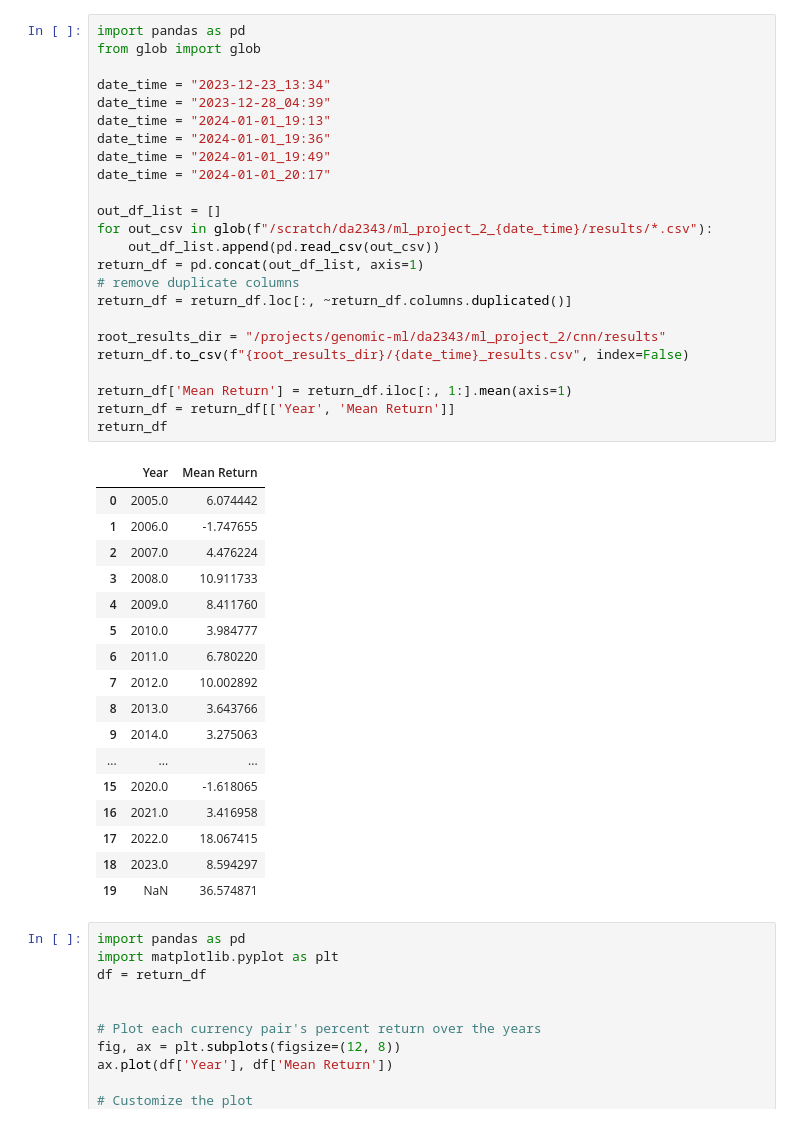
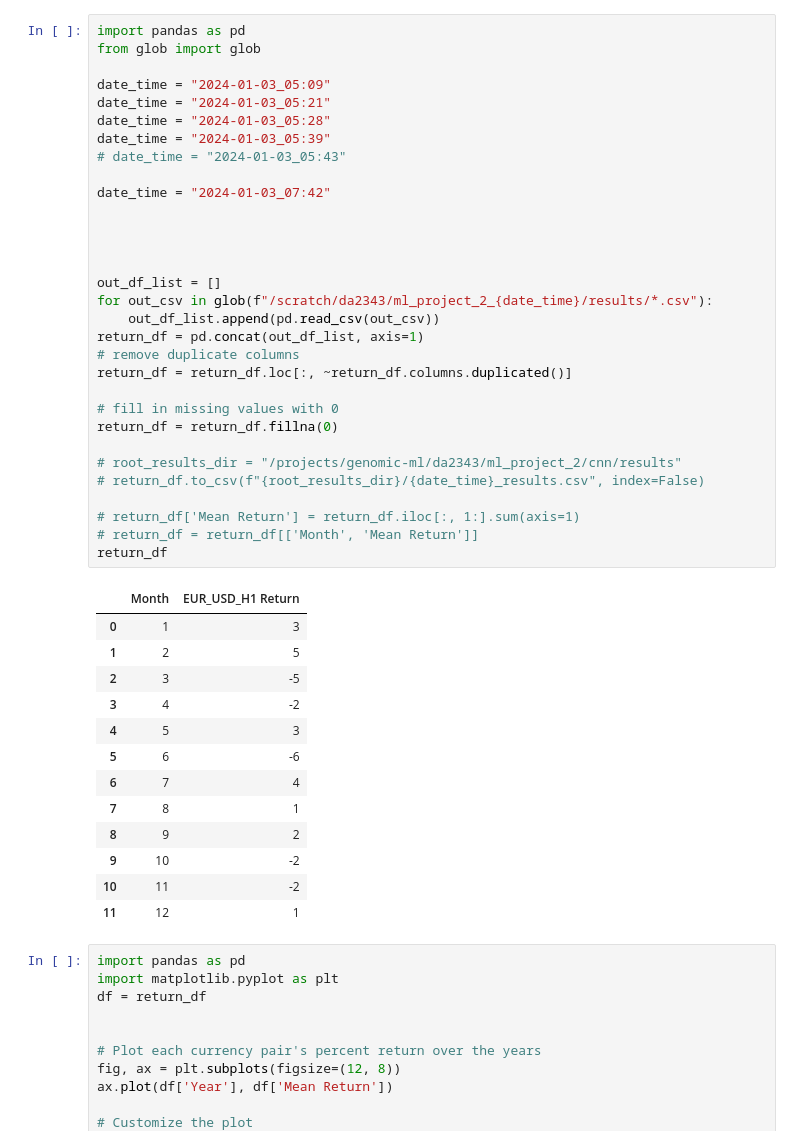
Before and after one commit to EngineerDanny/robust_algo_trader, a Jupyter notebook: cnn/results/analyze.ipynb, the cells around one changed output. Drawn from its saved outputs; the diff is of its cells as text.

```diff
--- a/cnn/results/analyze.ipynb
+++ b/cnn/results/analyze.ipynb
@@ -1,45 +1,48 @@
 # %%
 import pandas as pd
 from glob import glob
 
-date_time = "2023-12-23_13:34"
-date_time = "2023-12-28_04:39"
-date_time = "2024-01-01_19:13"
-date_time = "2024-01-01_19:36"
-date_time = "2024-01-01_19:49"
-date_time = "2024-01-01_20:17"
+date_time = "2024-01-03_05:09"
+date_time = "2024-01-03_05:21"
+date_time = "2024-01-03_05:28"
+date_time = "2024-01-03_05:39"
+# date_time = "2024-01-03_05:43"
+
+date_time = "2024-01-03_07:42"
+
+
+
 
 out_df_list = []
 for out_csv in glob(f"/scratch/da2343/ml_project_2_{date_time}/results/*.csv"):
     out_df_list.append(pd.read_csv(out_csv))
 return_df = pd.concat(out_df_list, axis=1)
 # remove duplicate columns
 return_df = return_df.loc[:, ~return_df.columns.duplicated()]
 
-root_results_dir = "/projects/genomic-ml/da2343/ml_project_2/cnn/results"
-return_df.to_csv(f"{root_results_dir}/{date_time}_results.csv", index=False)
+# fill in missing values with 0
+return_df = return_df.fillna(0)
 
-return_df['Mean Return'] = return_df.iloc[:, 1:].mean(axis=1)
-return_df = return_df[['Year', 'Mean Return']]
+# root_results_dir = "/projects/genomic-ml/da2343/ml_project_2/cnn/results"
+# return_df.to_csv(f"{root_results_dir}/{date_time}_results.csv", index=False)
+
+# return_df['Mean Return'] = return_df.iloc[:, 1:].sum(axis=1)
+# return_df = return_df[['Month', 'Mean Return']]
 return_df
 # %% [output]
-|  | Year | Mean Return |
-| 0 | 2005.0 | 6.074442 |
-| 1 | 2006.0 | -1.747655 |
-| 2 | 2007.0 | 4.476224 |
-| 3 | 2008.0 | 10.911733 |
-| 4 | 2009.0 | 8.411760 |
-| 5 | 2010.0 | 3.984777 |
-| 6 | 2011.0 | 6.780220 |
-| 7 | 2012.0 | 10.002892 |
-| 8 | 2013.0 | 3.643766 |
-| 9 | 2014.0 | 3.275063 |
-| ... | ... | ... |
-| 15 | 2020.0 | -1.618065 |
-| 16 | 2021.0 | 3.416958 |
-| 17 | 2022.0 | 18.067415 |
-| 18 | 2023.0 | 8.594297 |
-| 19 | NaN | 36.574871 |
+|  | Month | EUR_USD_H1 Return |
+| 0 | 1 | 3 |
+| 1 | 2 | 5 |
+| 2 | 3 | -5 |
+| 3 | 4 | -2 |
+| 4 | 5 | 3 |
+| 5 | 6 | -6 |
+| 6 | 7 | 4 |
+| 7 | 8 | 1 |
+| 8 | 9 | 2 |
+| 9 | 10 | -2 |
+| 10 | 11 | -2 |
+| 11 | 12 | 1 |
 # %%
 import pandas as pd
 import matplotlib.pyplot as plt
```
Also changed, not shown: parts of 1 cell of this notebook, 3 other files.
